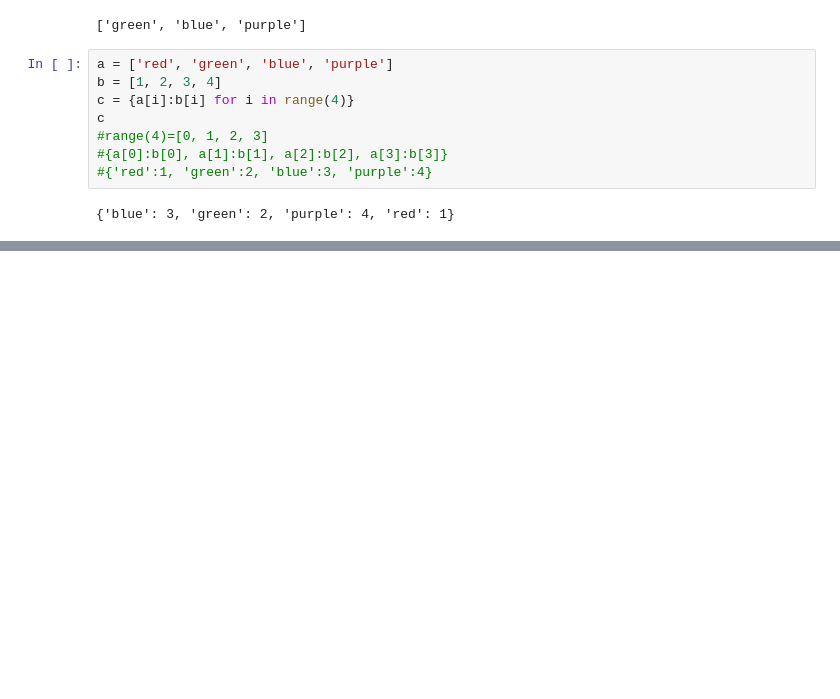
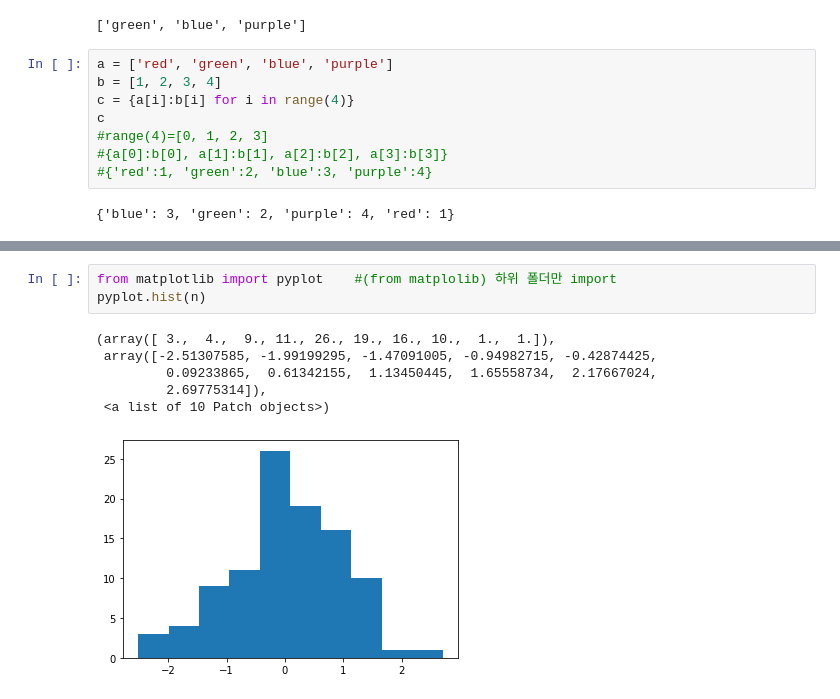
Before and after one commit to iamsorri/class2022Spring, a Jupyter notebook: 20220316.ipynb, the cells around one changed output, grey strips where cells are left out. Cells and saved outputs as stored; diff of their text form; blank space fills up the shorter version.

```diff
--- a/20220316.ipynb
+++ b/20220316.ipynb
@@ -379,0 +456,10 @@ c
+# %%
+from matplotlib import pyplot    #(from matplolib) 하위 폴더만 import
+pyplot.hist(n)
+# %% [output]
+(array([ 3.,  4.,  9., 11., 26., 19., 16., 10.,  1.,  1.]),
+ array([-2.51307585, -1.99199295, -1.47091005, -0.94982715, -0.42874425,
+         0.09233865,  0.61342155,  1.13450445,  1.65558734,  2.17667024,
+         2.69775314]),
+ <a list of 10 Patch objects>)
+[figure, added]
```
Also changed, not shown: parts of 18 cells of this notebook.
